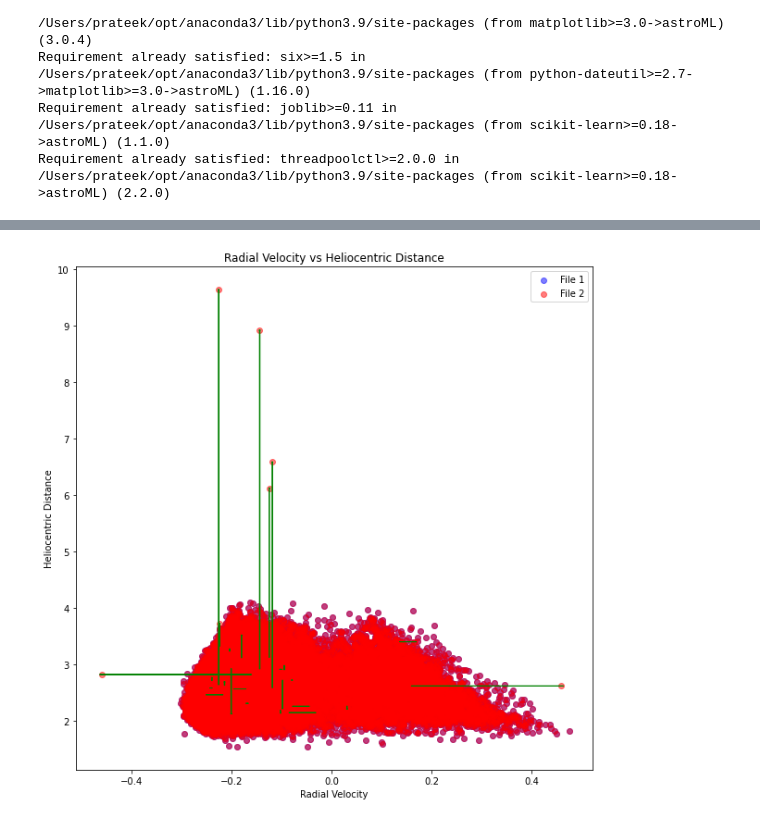
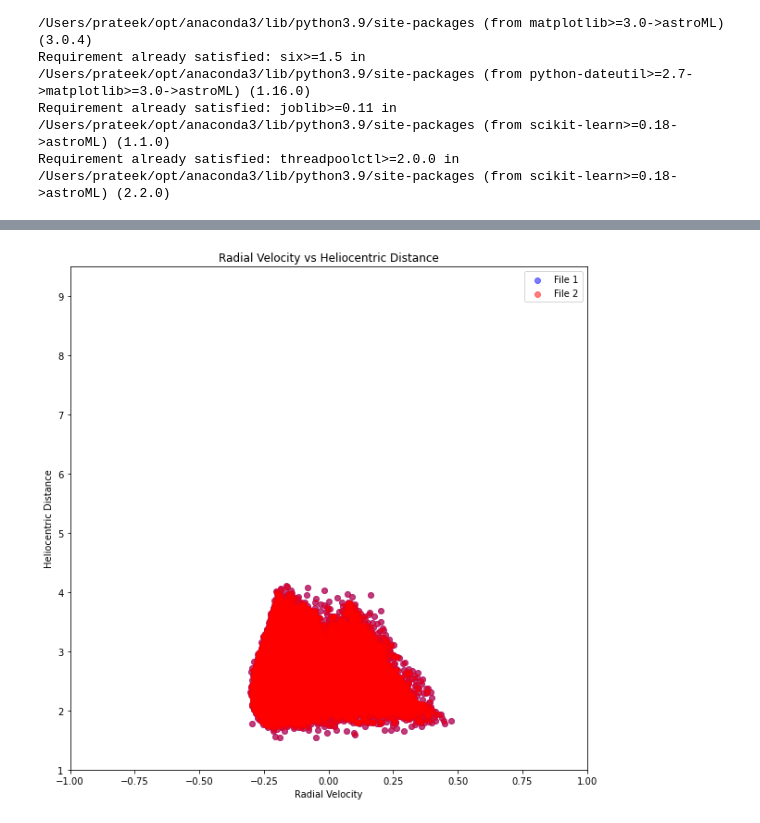
Before and after one commit to prateekdceit06/mled_project, a Jupyter notebook: AstroMLData.ipynb, the cells around one changed output, grey strips where cells are left out. Cells and saved outputs as stored; diff of their text form; code cells hidden in the pictures.

```diff
--- a/AstroMLData.ipynb
+++ b/AstroMLData.ipynb
@@ -234,7 +234,7 @@ import pandas as pd
 file1 = "astroMLDataLarge.csv"
 file2 = "astroMLDataLargeWithErrors.csv"
 df1 = pd.read_csv(file1)
-df2 = pd.read_csv(file2)
+df2 = pd.read_csv(file1)
 # %%
 # For simplicity, let's say we're comparing the 'ra' and 'dec' columns
 ra1, dec1 = df1['ra'], df1['dec']
@@ -281,20 +284,25 @@ for mag in magnitudes:
 # %%
 
 df1_vlambda_median = np.median(df1['vlambda'])
 df1_r_helio_median = np.median(df1['r_helio'])
 df2_vlambda_median = np.median(df2['vlambda'])
 df2_r_helio_median = np.median(df2['r_helio'])
 
 plt.figure(figsize=(10, 10))
 plt.scatter(df1['vlambda'], df1['r_helio'], color='blue', label='File 1', alpha=0.5)
 plt.scatter(df2['vlambda'], df2['r_helio'], color='red', label='File 2', alpha=0.5)
 for vlambda1, r_helio1, vlambda2, r_helio2 in zip(df1['vlambda'], df1['r_helio'], df2['vlambda'], df2['r_helio']):
     if  vlambda2 != vlambda1 or r_helio2 != r_helio1:
         plt.arrow(vlambda1, r_helio1, vlambda2 - vlambda1, r_helio2 - r_helio1, color='green')
 plt.xlabel('Radial Velocity')
 plt.ylabel('Heliocentric Distance')
 plt.title('Radial Velocity vs Heliocentric Distance')
 plt.legend()
+
+# Fix x-axis scale
+plt.xlim(-1, 1)
+plt.ylim(1, 9.5)
+
 plt.show()
 # %% [output]
-[figure, old version]
+[figure, new version]
```
Also changed, not shown: parts of 4 cells of this notebook, 19 other files.
